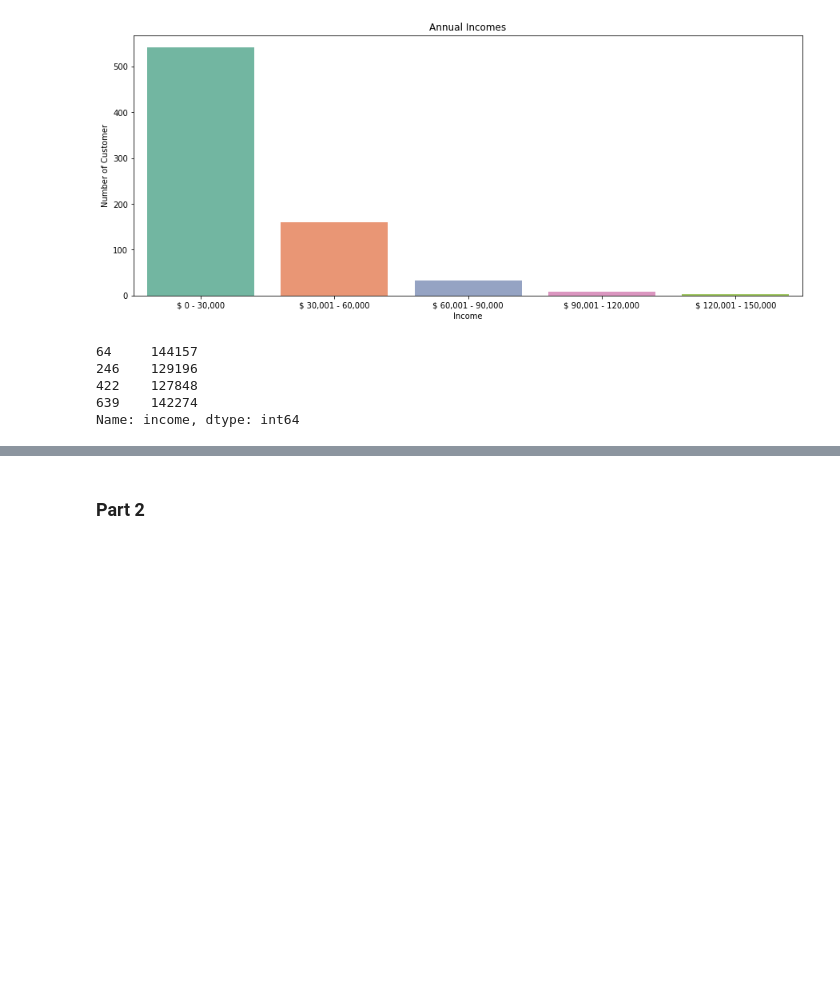
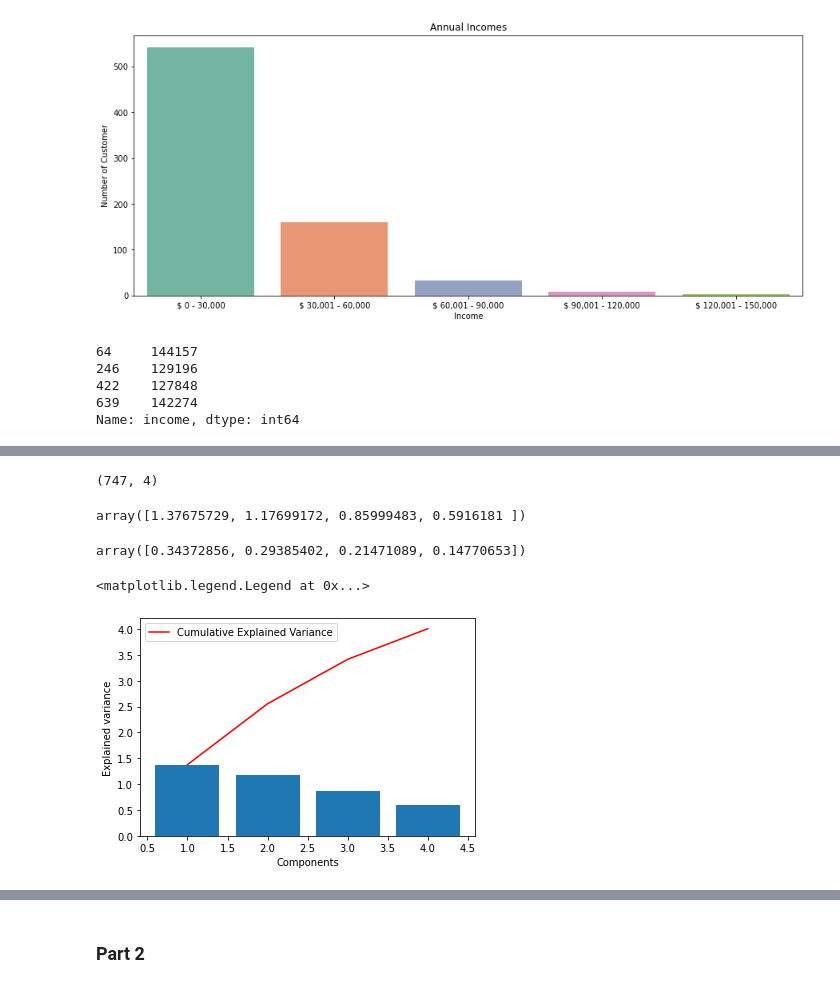
Before and after one commit to emre-bolcakan/miniproject-III, a Jupyter notebook: mini-project-III.ipynb, the cells around one changed output, grey strips where cells are left out. Saved outputs shown, nothing was run; the diff lists cells and outputs as text; code cells hidden in the pictures; blank space fills up the shorter version.

```diff
--- a/mini-project-III.ipynb
+++ b/mini-project-III.ipynb
@@ -246,0 +217,10 @@ plt.show()
+# %%
+# dummy_gender = pd.get_dummies(df['gender'])
+# df = pd.merge(
+#     left=df,
+#     right=dummy_gender,
+#     left_index=True,
+#     right_index=True,
+# )
+df.drop(columns=['marital_status'], inplace=True)
+df
@@ -246,0 +257,7 @@ plt.show()
+# %%
+# Scale the data to be between -1 and 1
+from sklearn.preprocessing import StandardScaler
+scaler = StandardScaler()
+x = scaler.fit_transform(df)
+x = pd.DataFrame(X, columns=df.columns)
+x
@@ -246,0 +278,27 @@ plt.show()
+# %%
+from sklearn.decomposition import PCA
+pcamodel = PCA(n_components=4)
+pca = pcamodel.fit_transform(x)
+pca.shape
+# %% [output]
+(747, 4)
+# %%
+pcamodel.explained_variance_
+# %% [output]
+array([1.37675729, 1.17699172, 0.85999483, 0.5916181 ])
+# %%
+pcamodel.explained_variance_ratio_
+# %% [output]
+array([0.34372856, 0.29385402, 0.21471089, 0.14770653])
+# %%
+plt.bar(range(1,len(pcamodel.explained_variance_ )+1),pcamodel.explained_variance_ )
+plt.ylabel('Explained variance')
+plt.xlabel('Components')
+plt.plot(range(1,len(pcamodel.explained_variance_ )+1),
+         np.cumsum(pcamodel.explained_variance_),
+         c='red',
+         label="Cumulative Explained Variance")
+plt.legend(loc='upper left')
+# %% [output]
+<matplotlib.legend.Legend at 0x...>
+[figure, added]
```
Also changed, not shown: parts of 18 cells of this notebook, 3 other files.
